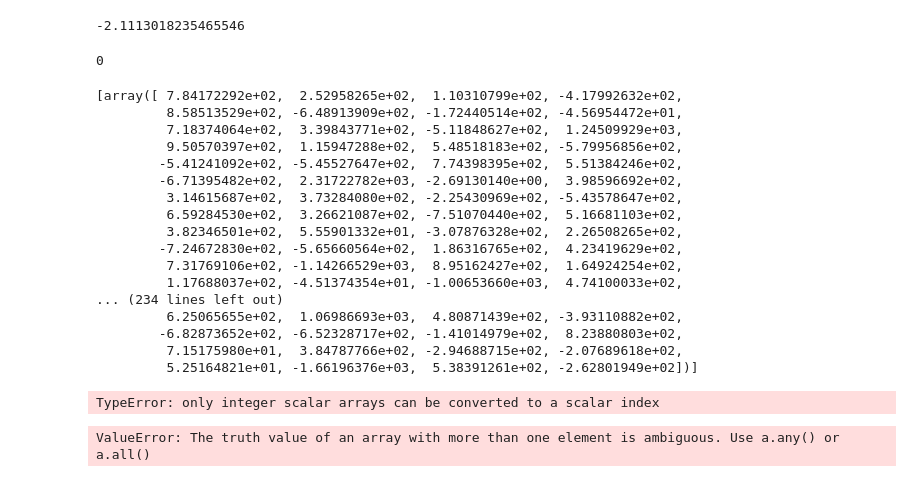
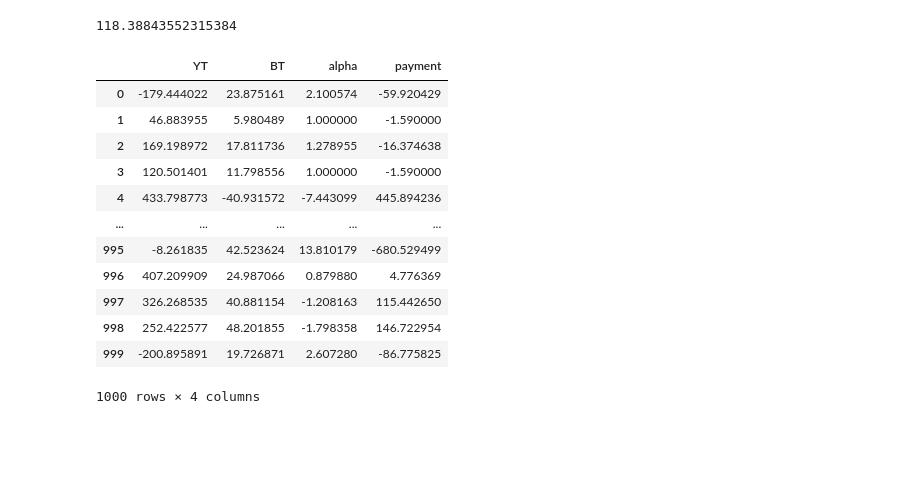
Before and after one commit to MalrangQuant/Simulation_Lecture, a Jupyter notebook: ch3. Simulation Assignment (21 page) - 20223888.ipynb, the cells around one changed output. Drawn from its saved outputs; the diff is of its cells as text; code cells hidden in the pictures; blank space fills up the shorter version.

```diff
--- a/ch3. Simulation Assignment (21 page) - 20223888.ipynb
+++ b/ch3. Simulation Assignment (21 page) - 20223888.ipynb
@@ -26,12 +121,0 @@ def payment_dist (Y_0, B_0, cor, size=1000):
-# %%
-Y_0 = 122
-Y_T = 123.17
-B_0 = 25.884
-B_T = 44.95
-multiplier = 5
-
-a = alpha(Y_T, Y_0, B_T, B_0, multiplier)
-
-a
-# %% [output]
--2.1113018235465546
@@ -42,4 +121,0 @@ BT = np.random.normal(B_0, (B_0 * cor)**2, 1000)
-# %%
-payment_dist(Y_0, B_0, cor)
-# %% [output]
-0
@@ -55,28 +122,24 @@ BT = np.random.normal(B_0, (B_0 * cor)**2, size)
-# %%
-np.hsplit(YT, 1)
-# %% [output]
-[array([ 7.84172292e+02,  2.52958265e+02,  1.10310799e+02, -4.17992632e+02,
-         8.58513529e+02, -6.48913909e+02, -1.72440514e+02, -4.56954472e+01,
-         7.18374064e+02,  3.39843771e+02, -5.11848627e+02,  1.24509929e+03,
-         9.50570397e+02,  1.15947288e+02,  5.48518183e+02, -5.79956856e+02,
-        -5.41241092e+02, -5.45527647e+02,  7.74398395e+02,  5.51384246e+02,
-        -6.71395482e+02,  2.31722782e+03, -2.69130140e+00,  3.98596692e+02,
-         3.14615687e+02,  3.73284080e+02, -2.25430969e+02, -5.43578647e+02,
-         6.59284530e+02,  3.26621087e+02, -7.51070440e+02,  5.16681103e+02,
-         3.82346501e+02,  5.55901332e+01, -3.07876328e+02,  2.26508265e+02,
-        -7.24672830e+02, -5.65660564e+02,  1.86316765e+02,  4.23419629e+02,
-         7.31769106e+02, -1.14266529e+03,  8.95162427e+02,  1.64924254e+02,
-         1.17688037e+02, -4.51374354e+01, -1.00653660e+03,  4.74100033e+02,
-... (234 lines left out)
-         6.25065655e+02,  1.06986693e+03,  4.80871439e+02, -3.93110882e+02,
-        -6.82873652e+02, -6.52328717e+02, -1.41014979e+02,  8.23880803e+02,
-         7.15175980e+01,  3.84787766e+02, -2.94688715e+02, -2.07689618e+02,
-         5.25164821e+01, -1.66196376e+03,  5.38391261e+02, -2.62801949e+02])]
-# %%
-np.amax(np.zeros(len(YT)), (YT - Y0)/YT)
-# %% [output]
-TypeError: only integer scalar arrays can be converted to a scalar index
-# %%
-alpha_array = alpha(YT, Y0, BT, B0, 5)
-# %% [output]
-ValueError: The truth value of an array with more than one element is ambiguous. Use a.any() or a.all()
+# %%
+Y_0 = 122
+B_0 = 25.884
+cor = 0.1
+
+s_t(Y_0, 0.05, 0.02, 1, 0.01, 0.01)
+# %% [output]
+118.38843552315384
+# %%
+df
+# %% [output]
+|  | YT | BT | alpha | payment |
+| 0 | -179.444022 | 23.875161 | 2.100574 | -59.920429 |
+| 1 | 46.883955 | 5.980489 | 1.000000 | -1.590000 |
+| 2 | 169.198972 | 17.811736 | 1.278955 | -16.374638 |
+| 3 | 120.501401 | 11.798556 | 1.000000 | -1.590000 |
+| 4 | 433.798773 | -40.931572 | -7.443099 | 445.894236 |
+| ... | ... | ... | ... | ... |
+| 995 | -8.261835 | 42.523624 | 13.810179 | -680.529499 |
+| 996 | 407.209909 | 24.987066 | 0.879880 | 4.776369 |
+| 997 | 326.268535 | 40.881154 | -1.208163 | 115.442650 |
+| 998 | 252.422577 | 48.201855 | -1.798358 | 146.722954 |
+| 999 | -200.895891 | 19.726871 | 2.607280 | -86.775825 |
+1000 rows × 4 columns
```
Also changed, not shown: parts of 13 cells of this notebook, 7 other files.
